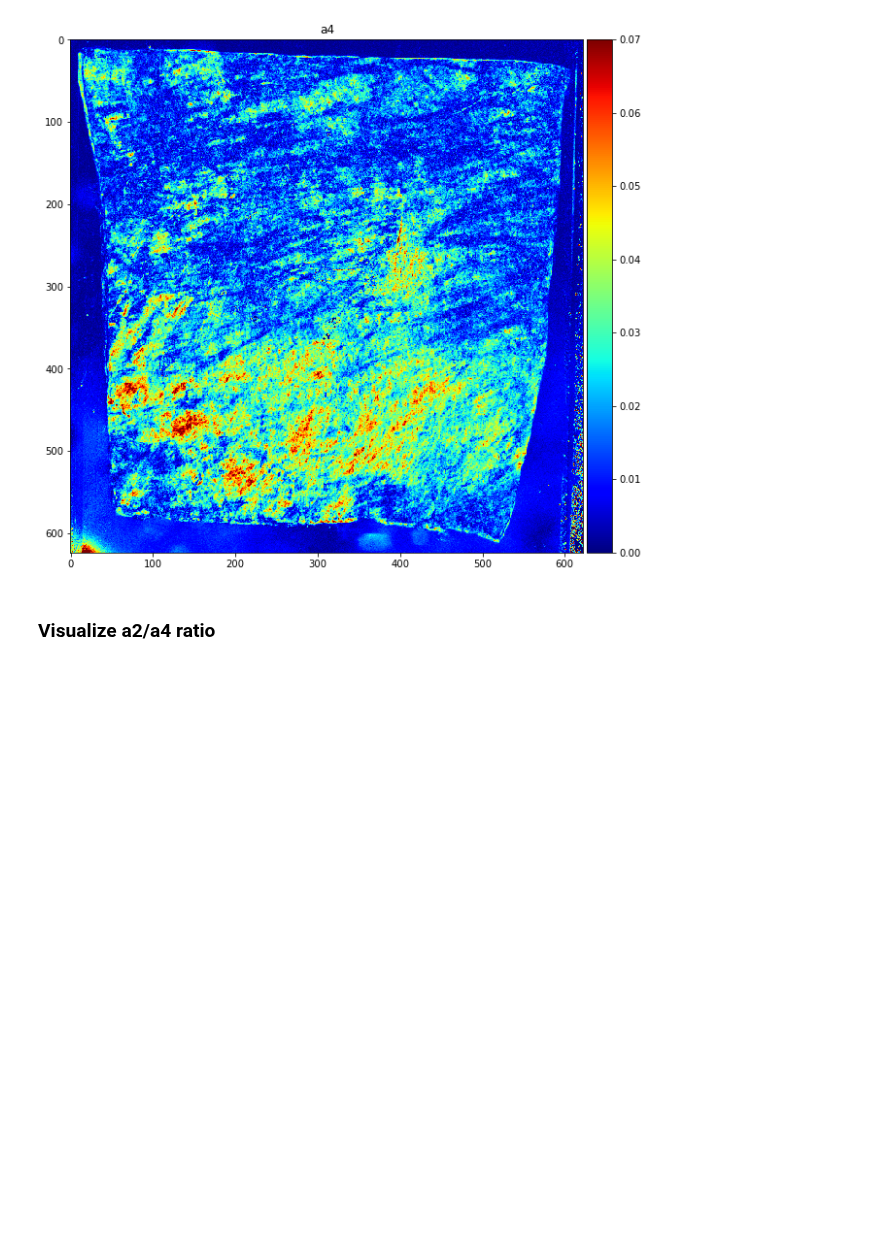
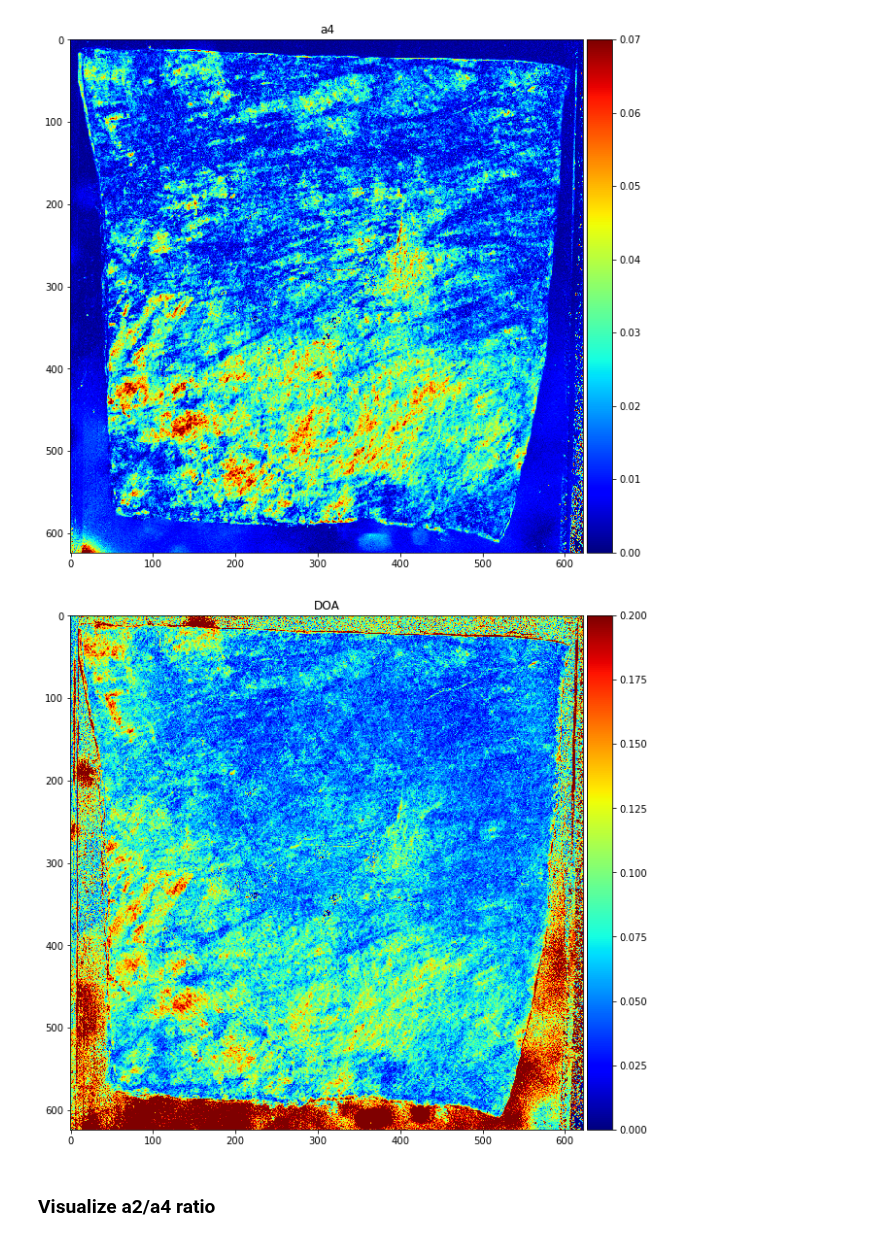
Before and after one commit to mfkiwl/splineDIC, a Jupyter notebook: notebooks/exploratory/stp_explore_ODF_extraction.ipynb, the cells around one changed output. Drawn from its saved outputs; the diff is of its cells as text; code cells hidden in the pictures; blank space fills up the shorter version.

```diff
--- a/notebooks/exploratory/stp_explore_ODF_extraction.ipynb
+++ b/notebooks/exploratory/stp_explore_ODF_extraction.ipynb
@@ -253,6 +253,7 @@ phi = pSFDI_data['phi']
 a0 = pSFDI_data['a0']
 a2 = pSFDI_data['a2']
 a4 = pSFDI_data['a4']
+DOA = pSFDI_data['DOA']
 # %% [markdown]
 ### Visualize data
 # %%
@@ -299,6 +300,19 @@ im0.set_clim(colorlimits)
 plt.colorbar(im0, cax=cax);
 # %% [output]
 [figure]
+# %%
+# DOA
+fig = plt.figure(figsize=(10, 10))
+im0 = plt.imshow(DOA, cmap='jet')
+plt.title('DOA')
+ax = plt.gca()
+divider = make_axes_locatable(ax)
+cax = divider.append_axes('right', size='5%', pad=0.05)
+colorlimits = (0, .2);
+im0.set_clim(colorlimits)
+plt.colorbar(im0, cax=cax);
+# %% [output]
+[figure, added]
 # %% [markdown]
 ### Visualize a2/a4 ratio
 # %%
```
Also changed, not shown: parts of 10 cells of this notebook.
